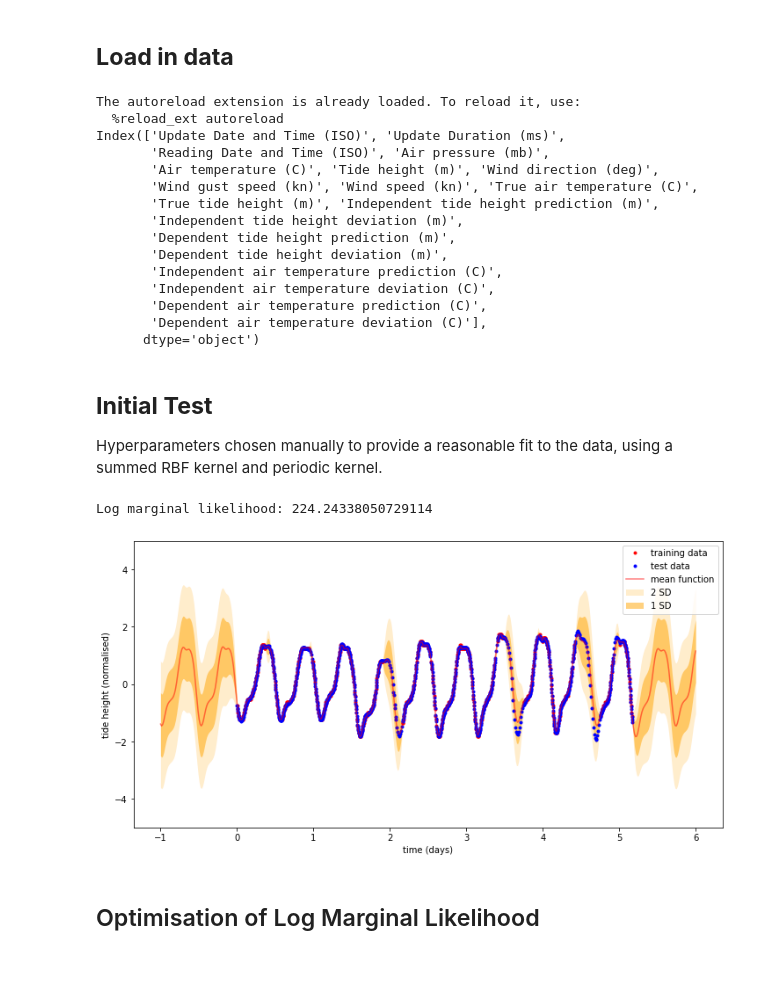
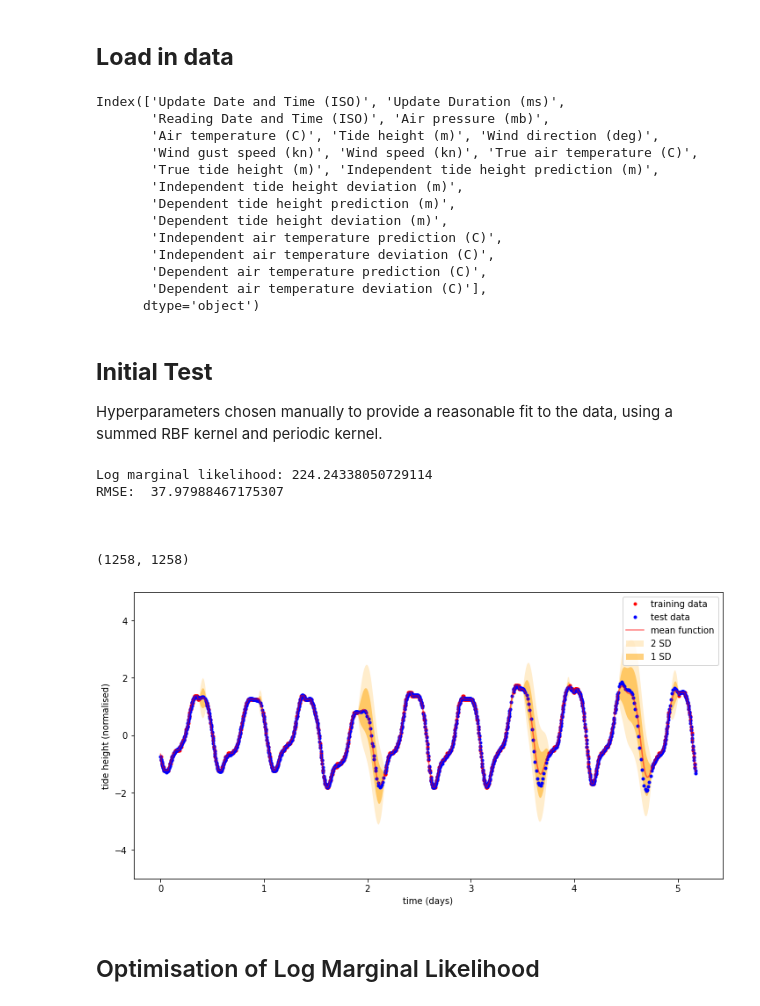
Before and after one commit to alex-stephens/AIMS-DEI, a Jupyter notebook: AIMS_CDT_DEI.ipynb, the cells around one changed output. Drawn from its saved outputs; the diff is of its cells as text; code cells hidden in the pictures; blank space fills up the shorter version.

```diff
--- a/AIMS_CDT_DEI.ipynb
+++ b/AIMS_CDT_DEI.ipynb
@@ -34,7 +34,7 @@ ytrue = data['True tide height (m)']
 data_train = [(t[i], y[i]) for i in range(len(t)) if not np.isnan(y[i])]
 data_test = [(t[i], ytrue[i]) for i in range(len(t)) if not np.isnan(ytrue[i])]
 t, y = [x[0] for x in data_train], [x[1] for x in data_train]
-ttrue, ytrue = [x[0] for x in data_test], [x[1] for x in data_test]
+ttrue, ytrue = np.array([x[0] for x in data_test]).reshape(-1,1), [x[1] for x in data_test]
 
 # Normalise both datasetts
 mean, stdev = np.mean(y), np.std(y)
@@ -43,8 +43,6 @@ ytrue = np.array([(yi - mean) / stdev for yi in ytrue]).reshape(-1,1)
 
 # Outputs are t, y, ttrue, ytrue
 # %% [output]
-The autoreload extension is already loaded. To reload it, use:
-  %reload_ext autoreload
 Index(['Update Date and Time (ISO)', 'Update Duration (ms)',
        'Reading Date and Time (ISO)', 'Air pressure (mb)',
        'Air temperature (C)', 'Tide height (m)', 'Wind direction (deg)',
@@ -63,46 +61,54 @@ Index(['Update Date and Time (ISO)', 'Update Duration (ms)',
 
 Hyperparameters chosen manually to provide a reasonable fit to the data, using a summed RBF kernel and periodic kernel.
 # %%
-# Plot width and height in inches
-width, height = 12,6
-pylab.rcParams['figure.figsize'] = width, height
 
-# input data
+# Input data for GP
 X = t
 Y = y
-Xs = np.linspace(-1, 6, 500).reshape(-1,1)
+# Xs = np.linspace(-1, 6, 500).reshape(-1,1)
+Xs = ttrue
 
 # Initial guess for model parameters
 sigma_rbf = 1.0
 L_rbf = 0.2
 
 sigma_per = 1
 L_per = 0.4
 p_per = 0.5175
 
 jitter = 0.1
 
 # Parameters from optimizer result
 # jitter, sigma_rbf, L_rbf, sigma_per, L_per, p_per = 0.02313429, -0.32364286,  0.46129201,  0.62726026,  0.80954964,  0.51560234
 
 # Build the kernel function
 params = [jitter, sigma_rbf, L_rbf, sigma_per, L_per, p_per]
 kernel = buildKernel(params)
 
 # Mean and covariance functions
 mu = np.zeros(len(X))
 K = kernel(X, X)
 
 # Posterior predictive distribution
 mu, sigma, LML = getPosteriorPredictive(X, Y, Xs, kernel, jitter)
 
+# Compute RMSE
+RMSE = getRMSE(mu, ytrue)
+
+# Printouts
 print("Log marginal likelihood:", LML)
+print('RMSE: ', RMSE)
 
 # Visualisation
 plotTides(Xs, mu, sigma, t, y, ttrue, ytrue)
 # %% [output]
 Log marginal likelihood: 224.24338050729114
+RMSE:  37.97988467175307
+
+
+
+(1258, 1258)
-[figure, old version]
+[figure, new version]
 # %% [markdown]
 ## Optimisation of Log Marginal Likelihood
 # %%
```
Also changed, not shown: parts of 3 cells of this notebook, 2 other files.
